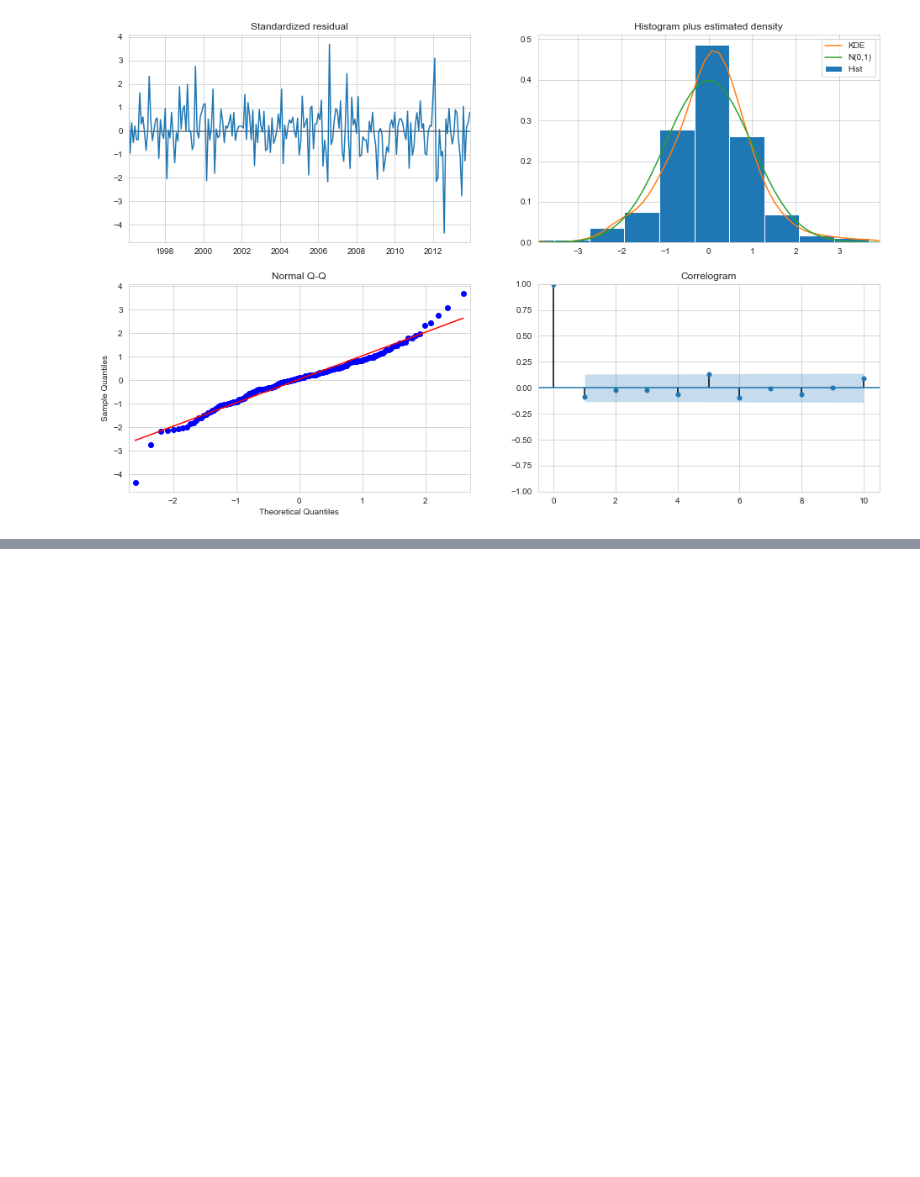
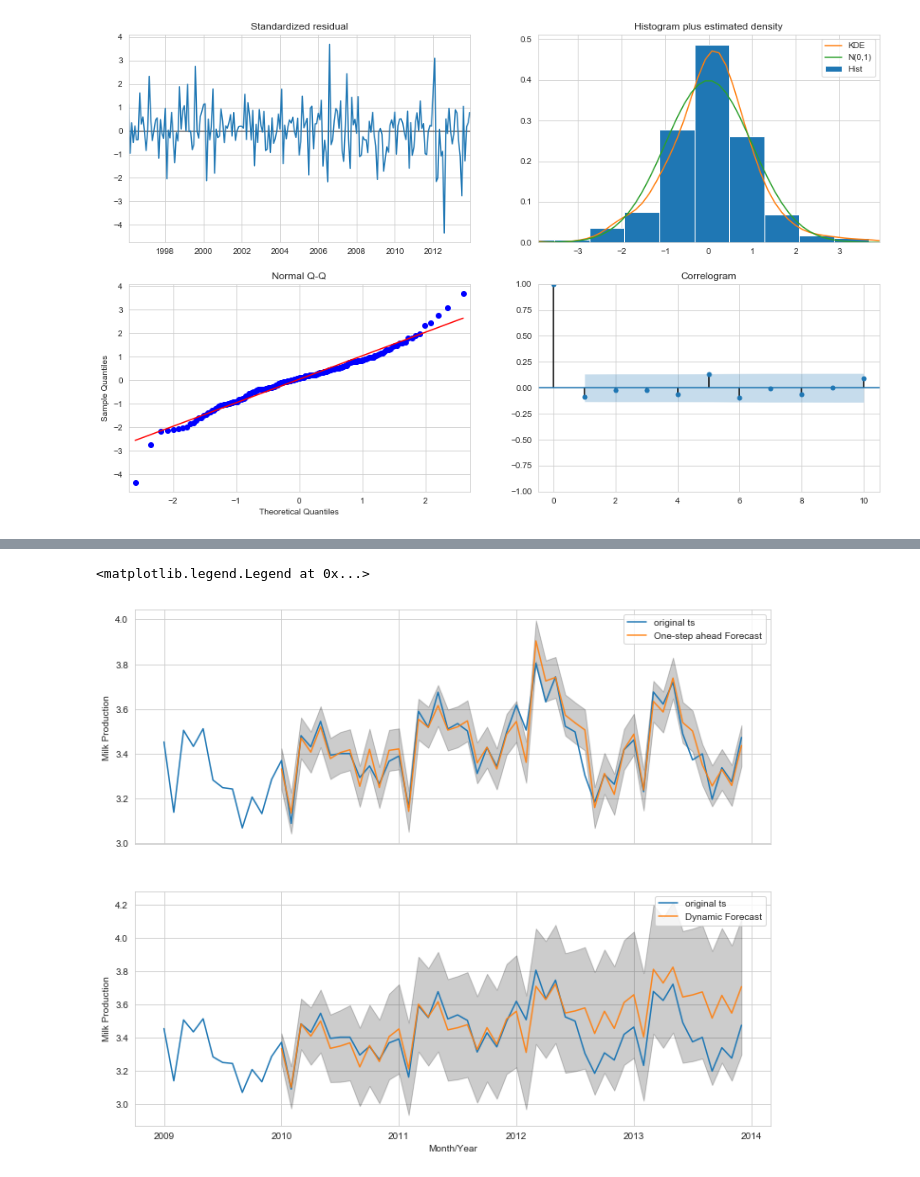
Before and after one commit to sid83/TS_Forecasting, a Jupyter notebook: TimeSeriesForcasting_SARIMAmodel_Python.ipynb, the cells around one changed output, grey strips where cells are left out. Drawn from its saved outputs; the diff is of its cells as text; code cells hidden in the pictures; blank space fills up the shorter version.

Commit message:
grid search and forecasting added

```diff
--- a/TimeSeriesForcasting_SARIMAmodel_Python.ipynb
+++ b/TimeSeriesForcasting_SARIMAmodel_Python.ipynb
@@ -254,0 +241,8 @@ plt.show()
+# %%
+forecasts_rolling = results.get_prediction(start=pd.to_datetime('2010-01-01'), dynamic=False) # for one step ahead (rolling) forecast
+forecasts_rolling_ci = forecasts_rolling.conf_int(alpha=.05) # 0.5 for 95% confidence interval
+# forecasts_rolling_ci.head()
+
+forecasts_dyn = results.get_prediction(start=pd.to_datetime('2010-01-01'), dynamic=True) # for one step ahead (rolling) forecast
+forecasts_dyn_ci = forecasts_dyn.conf_int(alpha=.05) # 0.5 for 95% confidence interval
+forecasts_dyn_ci.head()
@@ -254,0 +256,25 @@ plt.show()
+# %%
+fig, (ax1, ax2) = plt.subplots(nrows=2, ncols=1, sharex=True,figsize=(12,10))
+s['2009':].plot(label='original ts', ax=ax1)
+forecasts_rolling.predicted_mean.plot(ax=ax1, label='One-step ahead Forecast', alpha=.9)
+ax1.fill_between(forecasts_rolling_ci.index,
+                   forecasts_rolling_ci.iloc[:,0],
+                   forecasts_rolling_ci.iloc[:,1], color='k', alpha=.2)
+# ax1.set_xlabel('Month/Year')
+ax1.set_ylabel('Milk Production')
+ax1.legend()
+
+s['2009':].plot(label='original ts', ax=ax2)
+forecasts_dyn.predicted_mean.plot(ax=ax2, label='Dynamic Forecast', alpha=.9)
+ax2.fill_between(forecasts_dyn_ci.index,
+                   forecasts_dyn_ci.iloc[:,0],
+                   forecasts_dyn_ci.iloc[:,1], color='k', alpha=.2)
+ax2.set_xlabel('Month/Year')
+ax2.set_ylabel('Milk Production')
+ax2.legend()
+
+# ax.set_xbound(lower='2009', upper='2014')
+# ax.set_ybound(lower='3.00', upper='4.00')
+# %% [output]
+<matplotlib.legend.Legend at 0x...>
+[figure, added]
```
Also changed, not shown: parts of 11 cells of this notebook, 1 other file.
